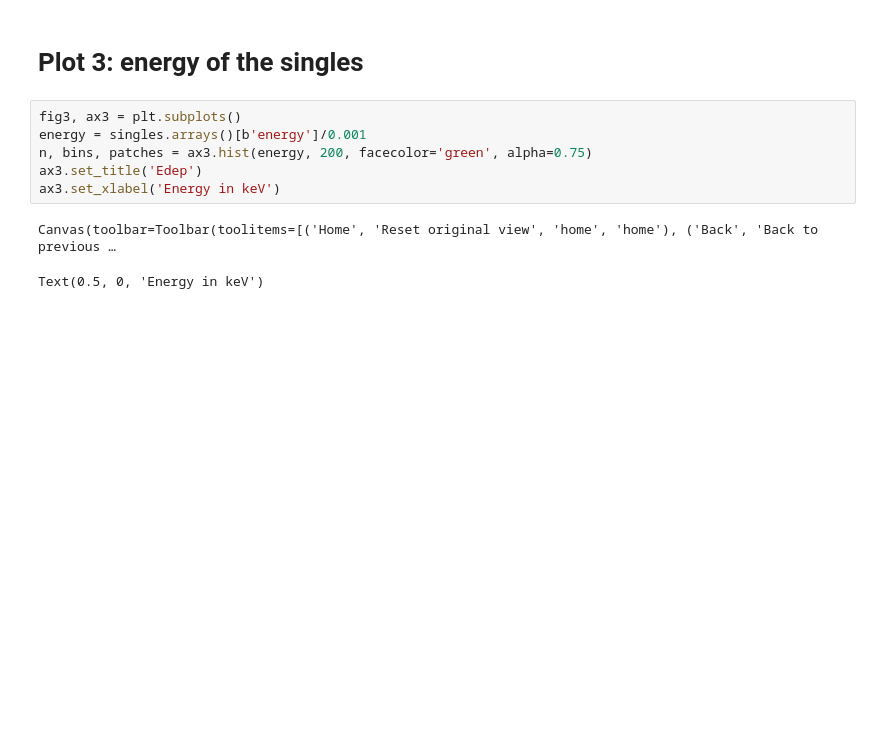
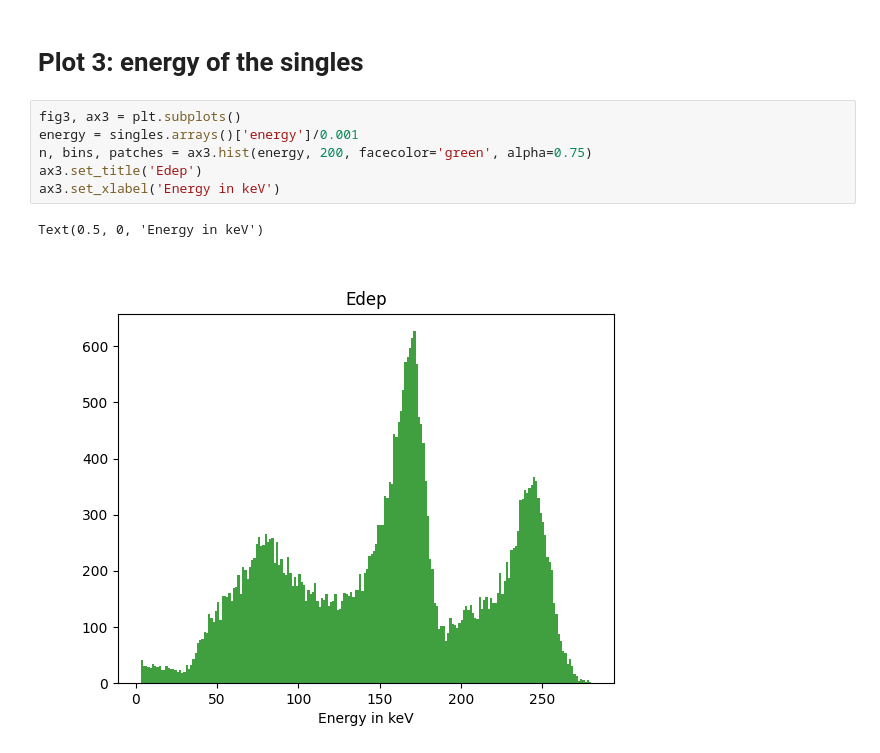
Before and after one commit to rtmedical/gate-samples, a Jupyter notebook: spect/spect.ipynb, the cells around one changed output. Cells and saved outputs as stored; diff of their text form; blank space fills up the shorter version.

```diff
--- a/spect/spect.ipynb
+++ b/spect/spect.ipynb
@@ -107,10 +107,10 @@ b'runID'  b'eventID'  b'sourceID'  b'sourcePosX'  b'sourcePosY'  b'sourcePosZ'
 # Plot 3: energy  of the singles
 # %%
 fig3, ax3 = plt.subplots()
-energy = singles.arrays()[b'energy']/0.001
+energy = singles.arrays()['energy']/0.001
 n, bins, patches = ax3.hist(energy, 200, facecolor='green', alpha=0.75)
 ax3.set_title('Edep')
 ax3.set_xlabel('Energy in keV')
 # %% [output]
-Canvas(toolbar=Toolbar(toolitems=[('Home', 'Reset original view', 'home', 'home'), ('Back', 'Back to previous …
+Text(0.5, 0, 'Energy in keV')
-Text(0.5, 0, 'Energy in keV')
+[figure, added]
```
Also changed, not shown: parts of 6 cells of this notebook, 16 other files.
